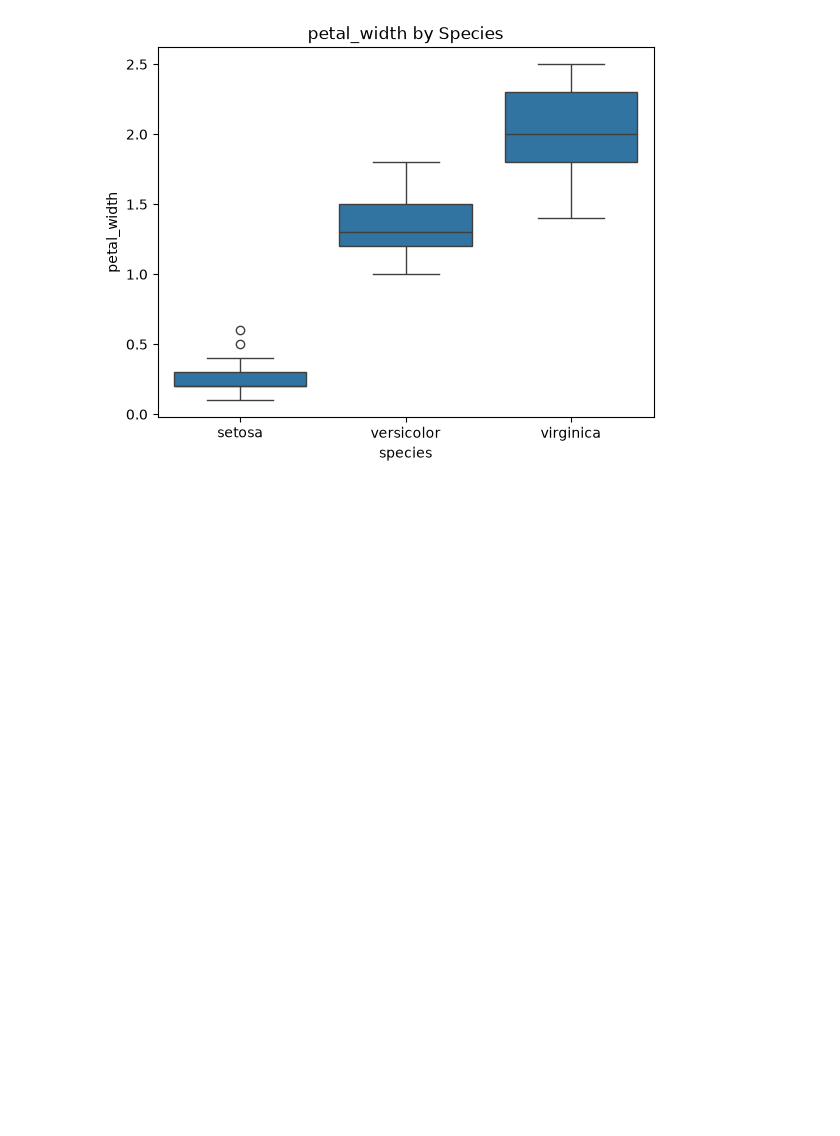
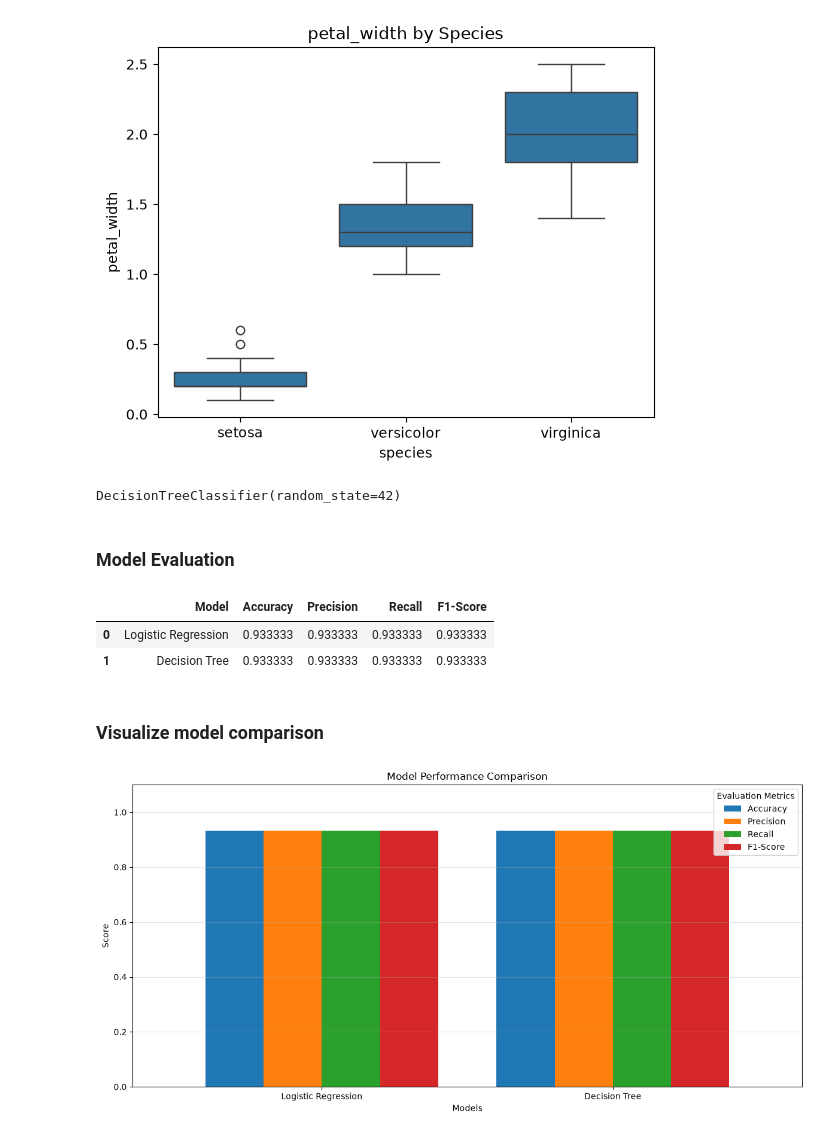
Before and after one commit to Niraj7272/Datheon_Machine_Learning_-_Data_Science_Internship, a Jupyter notebook: Iris-Flower-Classification/notebook/iris_classification.ipynb, the cells around one changed output. Drawn from its saved outputs; the diff is of its cells as text; code cells hidden in the pictures; blank space fills up the shorter version.

Commit message:
model evaluation

```diff
--- a/Iris-Flower-Classification/notebook/iris_classification.ipynb
+++ b/Iris-Flower-Classification/notebook/iris_classification.ipynb
@@ -142,0 +162,6 @@ X_train, X_test, y_train, y_test = train_test_split(
+# %%
+logisticregression_model.fit(X_train_scaled, y_train)
+
+decisiontree_model.fit(X_train, y_train)
+# %% [output]
+DecisionTreeClassifier(random_state=42)
@@ -142,0 +172,2 @@ X_train, X_test, y_train, y_test = train_test_split(
+# %% [markdown]
+### Model Evaluation
@@ -142,0 +207,53 @@ X_train, X_test, y_train, y_test = train_test_split(
+# %%
+logisticregression_results = evaluate_model(
+    y_test,
+    logisticregression_pred,
+    "Logistic Regression"
+)
+
+decisiontree_results = evaluate_model(
+    y_test,
+    decisiontree_pred,
+    "Decision Tree"
+)
+# %%
+results = pd.DataFrame([
+    logisticregression_results,
+    decisiontree_results
+])
+
+results
+# %% [output]
+|  | Model | Accuracy | Precision | Recall | F1-Score |
+| 0 | Logistic Regression | 0.933333 | 0.933333 | 0.933333 | 0.933333 |
+| 1 | Decision Tree | 0.933333 | 0.933333 | 0.933333 | 0.933333 |
+# %% [markdown]
+### Visualize model comparison
+# %%
+metrics = [
+    "Accuracy",
+    "Precision",
+    "Recall",
+    "F1-Score"
+]
+
+results_plot = results.set_index("Model")[metrics]
+
+results_plot.plot(
+    kind="bar",
+    figsize=(12, 6),
+    width= 0.8
+)
+
+plt.title("Model Performance Comparison")
+plt.ylabel("Score")
+plt.xlabel("Models")
+plt.ylim(0, 1.1)
+plt.xticks(rotation=0)
+plt.legend(title="Evaluation Metrics")
+plt.grid(axis="y", alpha=0.3)
+
+plt.tight_layout()
+plt.show()
+# %% [output]
+[figure, added]
```
Also changed, not shown: parts of 8 cells of this notebook.
